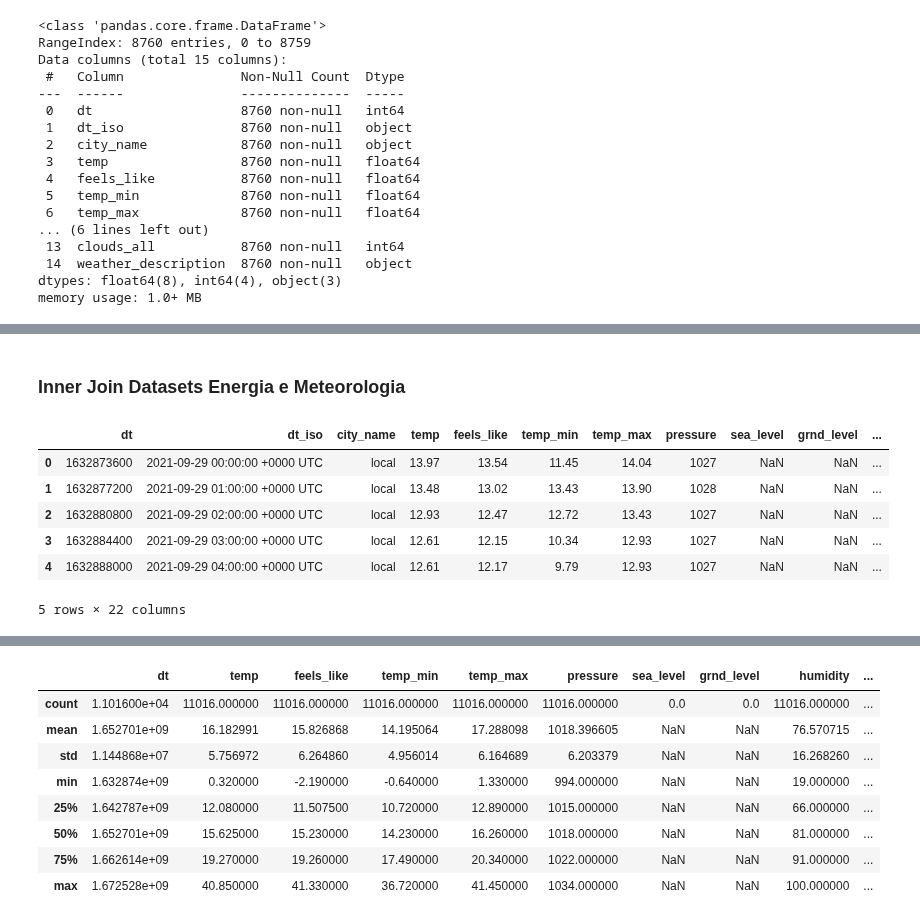
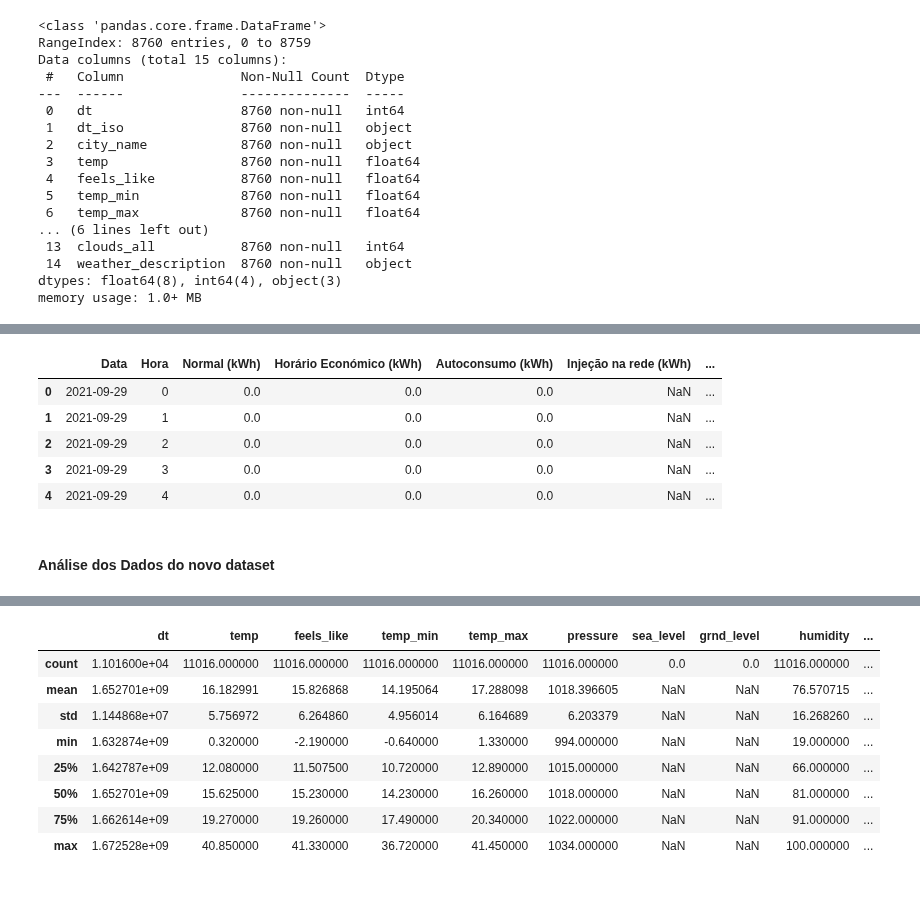
Before and after one commit to rafa2002/DAA-2324, a Jupyter notebook: Energy.ipynb, the cells around one changed output, grey strips where cells are left out. Saved outputs shown, nothing was run; the diff lists cells and outputs as text; code cells hidden in the pictures; blank space fills up the shorter version.

Commit message:
Análise de Dados feita

```diff
--- a/Energy.ipynb
+++ b/Energy.ipynb
@@ -156,15 +197,20 @@ energia['Timestamp'] = energia['Data'] + ":" + energia['Hora'].astype(str)
 # %%
-energia['dt'] = energia['Timestamp'].apply(lambda x: pd.to_datetime(x,format='%Y-%m-%d:%H').timestamp()).astype('int64')
+'''
+Criação da coluna 'dt' com timetamps a partir da coluna 'Data_Hora'
+'''
+energia['dt'] = energia['Data_Hora'].apply(lambda x: pd.to_datetime(x,format='%Y-%m-%d:%H').timestamp()).astype('int64')
+energia.head()
+# %% [output]
+|  | Data | Hora | Normal (kWh) | Horário Económico (kWh) | Autoconsumo (kWh) | Injeção na rede (kWh) | ... |
+| 0 | 2021-09-29 | 0 | 0.0 | 0.0 | 0.0 | NaN | ... |
+| 1 | 2021-09-29 | 1 | 0.0 | 0.0 | 0.0 | NaN | ... |
+| 2 | 2021-09-29 | 2 | 0.0 | 0.0 | 0.0 | NaN | ... |
+| 3 | 2021-09-29 | 3 | 0.0 | 0.0 | 0.0 | NaN | ... |
+| 4 | 2021-09-29 | 4 | 0.0 | 0.0 | 0.0 | NaN | ... |
-# %% [markdown]
-### Inner Join Datasets Energia e Meteorologia
 # %%
+'''
+Junção dos dataset Energia e Meteorologia utilizando a coluna 'dt'
+'''
 e_m = pd.merge(meteo, energia, how="inner", on= 'dt')
-e_m.head()
-# %% [output]
-|  | dt | dt_iso | city_name | temp | feels_like | temp_min | temp_max | pressure | sea_level | grnd_level | ... |
-| 0 | 1632873600 | 2021-09-29 00:00:00 +0000 UTC | local | 13.97 | 13.54 | 11.45 | 14.04 | 1027 | NaN | NaN | ... |
-| 1 | 1632877200 | 2021-09-29 01:00:00 +0000 UTC | local | 13.48 | 13.02 | 13.43 | 13.90 | 1028 | NaN | NaN | ... |
-| 2 | 1632880800 | 2021-09-29 02:00:00 +0000 UTC | local | 12.93 | 12.47 | 12.72 | 13.43 | 1027 | NaN | NaN | ... |
-| 3 | 1632884400 | 2021-09-29 03:00:00 +0000 UTC | local | 12.61 | 12.15 | 10.34 | 12.93 | 1027 | NaN | NaN | ... |
-| 4 | 1632888000 | 2021-09-29 04:00:00 +0000 UTC | local | 12.61 | 12.17 | 9.79 | 12.93 | 1027 | NaN | NaN | ... |
-5 rows × 22 columns
+# %% [markdown]
+#### Análise dos Dados do novo dataset
```
Also changed, not shown: parts of 19 cells of this notebook.
